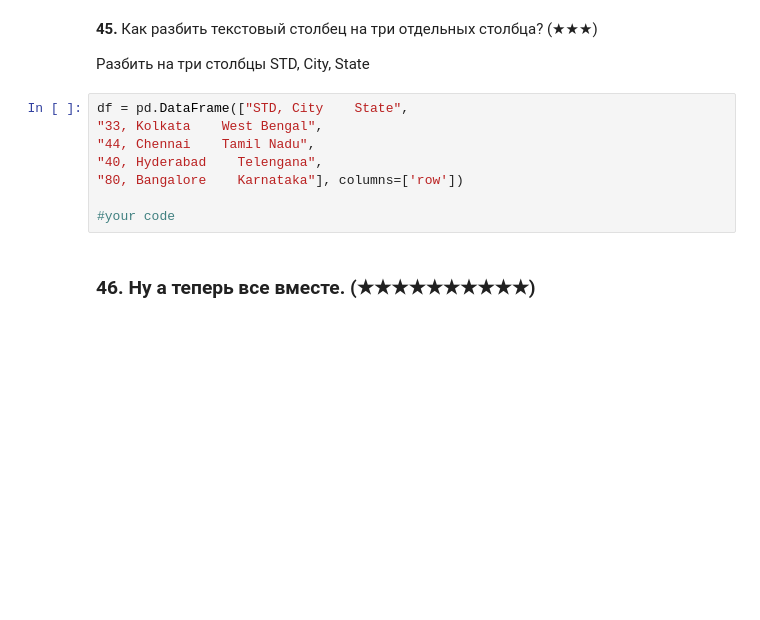
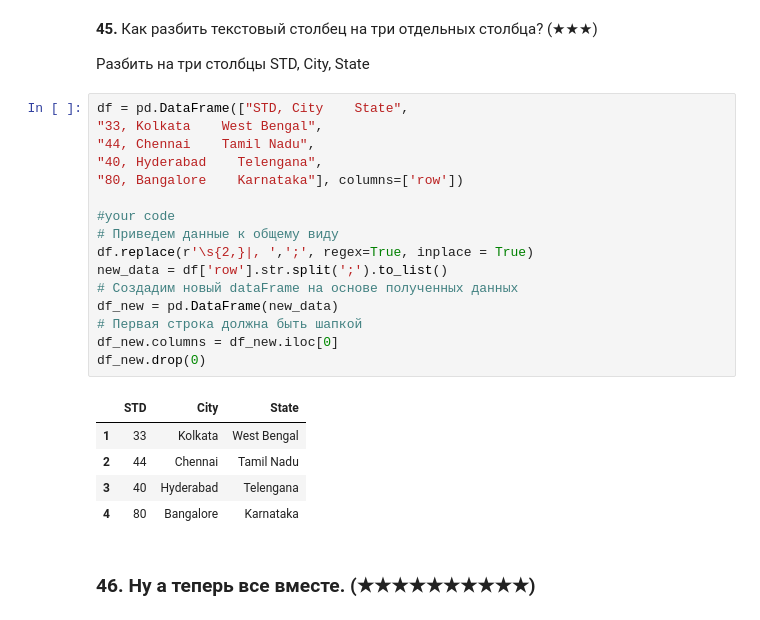
Before and after one commit to igorTyugaev/labs_python_sber, a Jupyter notebook: Homework1ML(IgorTyugaev)_ipynb.ipynb, the cells around one changed output. Drawn from its saved outputs; the diff is of its cells as text; blank space fills up the shorter version.

```diff
--- a/Homework1ML(IgorTyugaev)_ipynb.ipynb
+++ b/Homework1ML(IgorTyugaev)_ipynb.ipynb
@@ -734,11 +872,25 @@ df
 # %%
 df = pd.DataFrame(["STD, City    State",
 "33, Kolkata    West Bengal",
 "44, Chennai    Tamil Nadu",
 "40, Hyderabad    Telengana",
 "80, Bangalore    Karnataka"], columns=['row'])
 
 #your code
+# Приведем данные к общему виду
+df.replace(r'\s{2,}|, ',';', regex=True, inplace = True)
+new_data = df['row'].str.split(';').to_list()
+# Создадим новый dataFrame на основе полученных данных
+df_new = pd.DataFrame(new_data)
+# Первая строка должна быть шапкой
+df_new.columns = df_new.iloc[0]
+df_new.drop(0)
+# %% [output]
+|  | STD | City | State |
+| 1 | 33 | Kolkata | West Bengal |
+| 2 | 44 | Chennai | Tamil Nadu |
+| 3 | 40 | Hyderabad | Telengana |
+| 4 | 80 | Bangalore | Karnataka |
 # %% [markdown]
 ### **46\.** Ну а теперь все вместе.  (★★★★★★★★★★)
 # %% [markdown]
```
Also changed, not shown: parts of 41 cells of this notebook.
